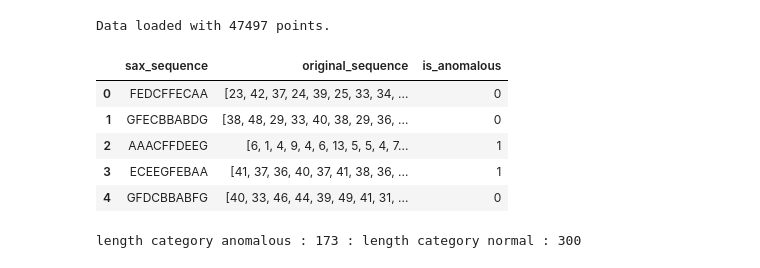
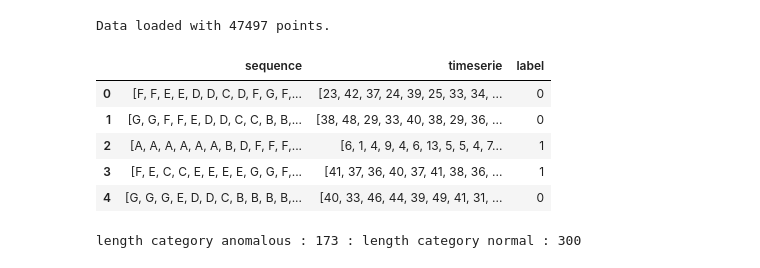
Before and after one commit to midsougou/DAD_library, a Jupyter notebook: mouad_dataset.ipynb, the cells around one changed output. Cells and saved outputs as stored; diff of their text form; code cells hidden in the pictures.

Commit message:
update the sax with the sliding preprocessing done before sax

```diff
--- a/mouad_dataset.ipynb
+++ b/mouad_dataset.ipynb
@@ -229,17 +231,17 @@ class SAX:
 # %%
-sax = SAX(word_size=10, alphabet_size=7, mode="global")  # Set SAX parameters
+sax = SAX(word_size=10, alphabet_size=7, mode="local")  # Set SAX parameters
 df_clean = sax.read_file(os.path.join(folder_path, "101-freeway-traffic.test.out"))
 print(f"Data loaded with {len(df_clean)} points.")
 # %% [output]
 Data loaded with 47497 points.
 # %%
-df_results = sax.transform(window_size=200, stride=100)
+df_results = sax.transform_with_sliding_windows(window_size=200, stride=100)
 df_results.head()
 # %% [output]
-|  | sax_sequence | original_sequence | is_anomalous |
-| 0 | FEDCFFECAA | [23, 42, 37, 24, 39, 25, 33, 34, ... | 0 |
-| 1 | GFECBBABDG | [38, 48, 29, 33, 40, 38, 29, 36, ... | 0 |
-| 2 | AAACFFDEEG | [6, 1, 4, 9, 4, 6, 13, 5, 5, 4, 7... | 1 |
-| 3 | ECEEGFEBAA | [41, 37, 36, 40, 37, 41, 38, 36, ... | 1 |
-| 4 | GFDCBBABFG | [40, 33, 46, 44, 39, 49, 41, 31, ... | 0 |
+|  | sequence | timeserie | label |
+| 0 | [F, F, E, E, D, D, C, D, F, G, F,... | [23, 42, 37, 24, 39, 25, 33, 34, ... | 0 |
+| 1 | [G, G, F, F, E, D, D, C, C, B, B,... | [38, 48, 29, 33, 40, 38, 29, 36, ... | 0 |
+| 2 | [A, A, A, A, A, A, B, D, F, F, F,... | [6, 1, 4, 9, 4, 6, 13, 5, 5, 4, 7... | 1 |
+| 3 | [F, E, C, C, E, E, E, E, G, G, F,... | [41, 37, 36, 40, 37, 41, 38, 36, ... | 1 |
+| 4 | [G, G, G, E, D, D, C, B, B, B, B,... | [40, 33, 46, 44, 39, 49, 41, 31, ... | 0 |
 # %%
```
Also changed, not shown: parts of 8 cells of this notebook, 2 other files.
